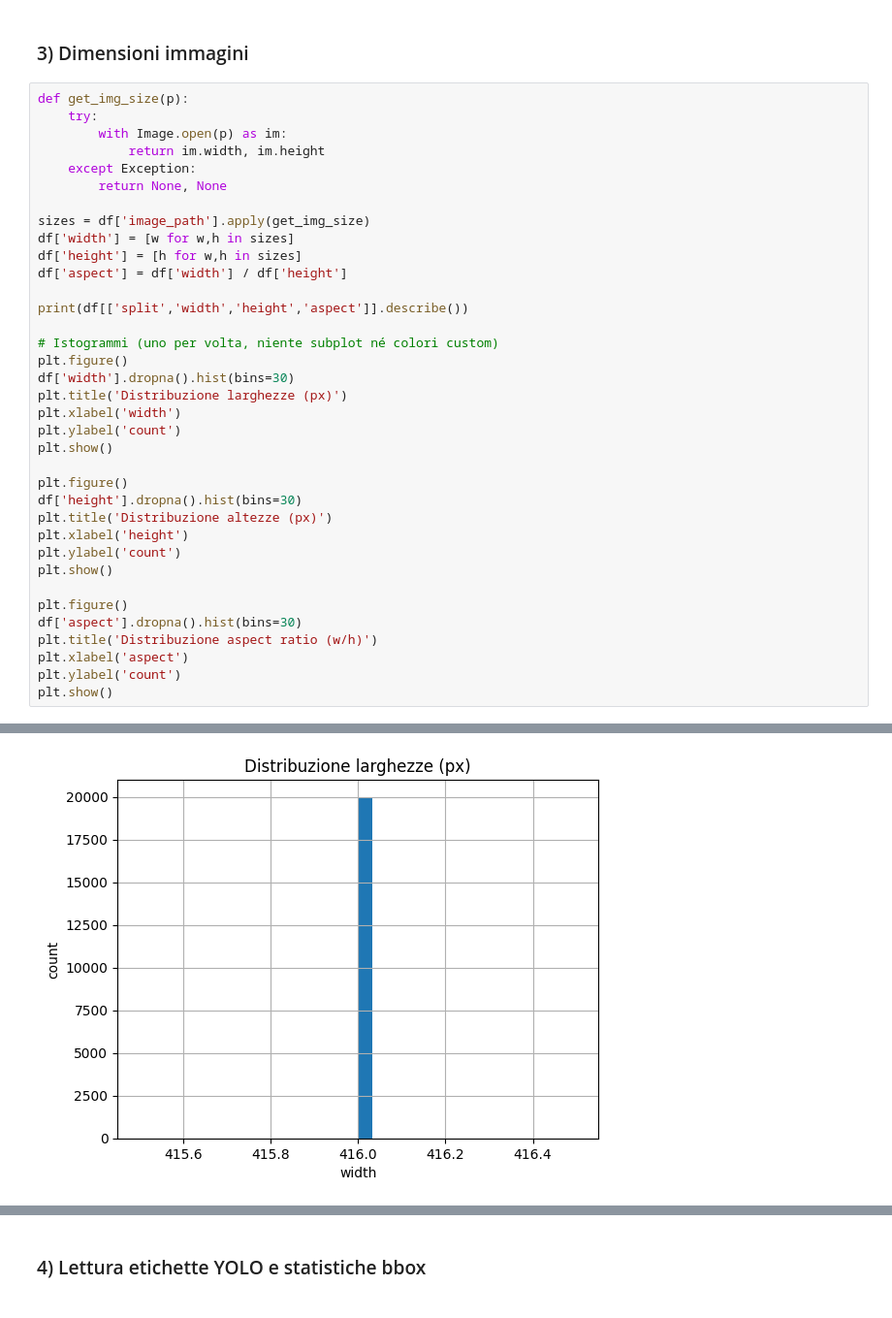
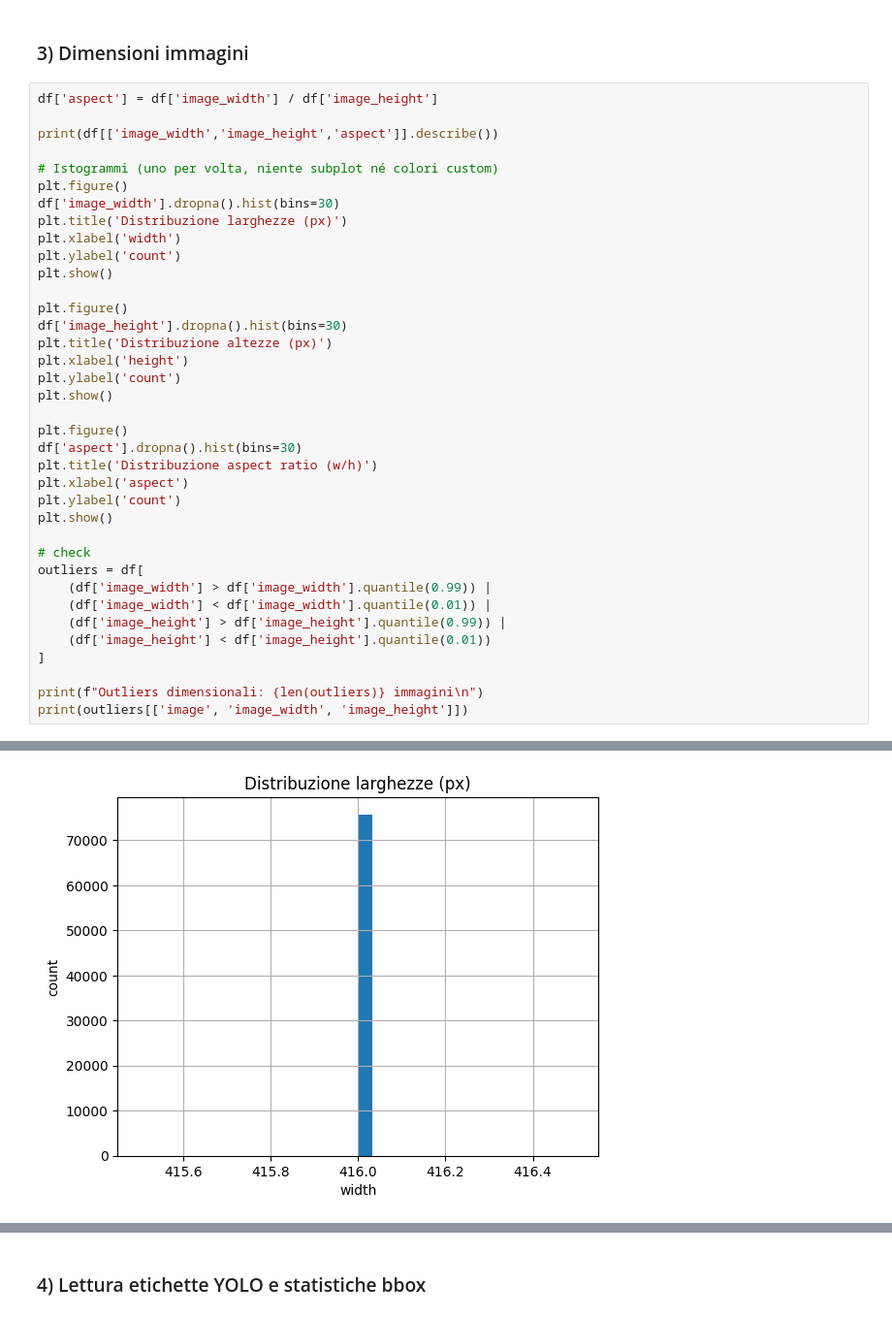
Before and after one commit to KevinBoni98/Intelligent-Systems-project, a Jupyter notebook: 2_Data_Exploration_PlayingCards.ipynb, the cells around one changed output, grey strips where cells are left out. Shown at 97% size. Cells and saved outputs as stored; diff of their text form.

```diff
--- a/2_Data_Exploration_PlayingCards.ipynb
+++ b/2_Data_Exploration_PlayingCards.ipynb
@@ -164,30 +66,20 @@ dtype: int64
 # %% [markdown]
 ### 3) Dimensioni immagini
 # %%
-def get_img_size(p):
-    try:
-        with Image.open(p) as im:
-            return im.width, im.height
-    except Exception:
-        return None, None
+df['aspect'] = df['image_width'] / df['image_height']
 
-sizes = df['image_path'].apply(get_img_size)
-df['width'] = [w for w,h in sizes]
-df['height'] = [h for w,h in sizes]
-df['aspect'] = df['width'] / df['height']
-
-print(df[['split','width','height','aspect']].describe())
+print(df[['image_width','image_height','aspect']].describe())
 
 # Istogrammi (uno per volta, niente subplot né colori custom)
 plt.figure()
-df['width'].dropna().hist(bins=30)
+df['image_width'].dropna().hist(bins=30)
 plt.title('Distribuzione larghezze (px)')
 plt.xlabel('width')
 plt.ylabel('count')
 plt.show()
 
 plt.figure()
-df['height'].dropna().hist(bins=30)
+df['image_height'].dropna().hist(bins=30)
 plt.title('Distribuzione altezze (px)')
 plt.xlabel('height')
 plt.ylabel('count')
@@ -199,4 +91,15 @@ plt.title('Distribuzione aspect ratio (w/h)')
 plt.xlabel('aspect')
 plt.ylabel('count')
 plt.show()
+
+# check
+outliers = df[
+    (df['image_width'] > df['image_width'].quantile(0.99)) |
+    (df['image_width'] < df['image_width'].quantile(0.01)) |
+    (df['image_height'] > df['image_height'].quantile(0.99)) |
+    (df['image_height'] < df['image_height'].quantile(0.01))
+]
+
+print(f"Outliers dimensionali: {len(outliers)} immagini\n")
+print(outliers[['image', 'image_width', 'image_height']])
 # %% [output]
@@ -212 +115 @@ max      416.0    416.0      1.0
-[figure, old version]
+[figure, new version]
```
Also changed, not shown: parts of 15 cells of this notebook, 1 other file.
